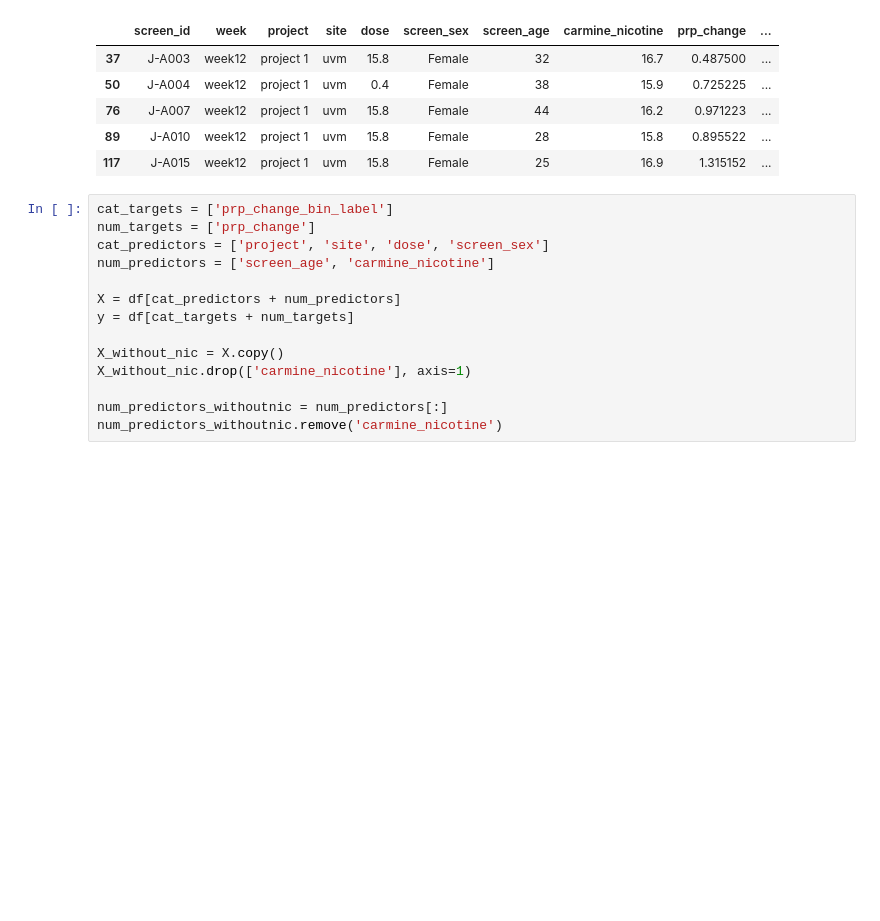
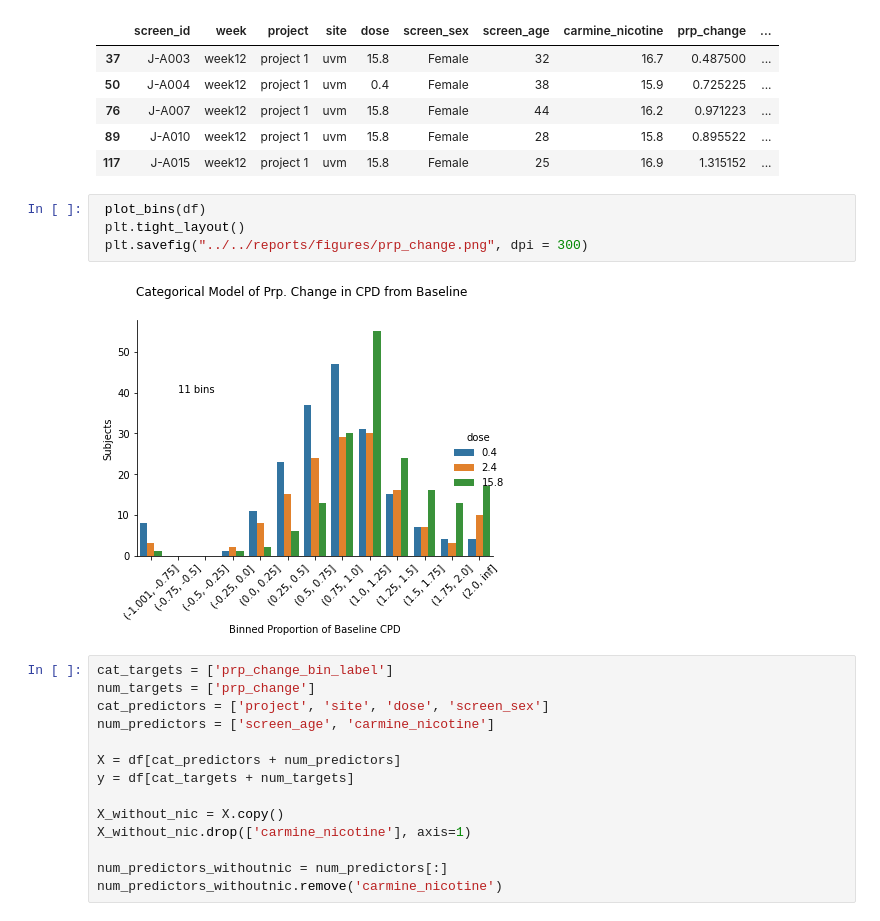
Before and after one commit to ajbarrows/tcors_ub, a Jupyter notebook: src/notebooks/tcors_analysis.ipynb, the cells around one changed output. Saved outputs shown, nothing was run; the diff lists cells and outputs as text; blank space fills up the shorter version.

Commit message:
Add plotting methods

```diff
--- a/src/notebooks/tcors_analysis.ipynb
+++ b/src/notebooks/tcors_analysis.ipynb
@@ -30,6 +30,12 @@ df.head()
 | 76 | J-A007 | week12 | project 1 | uvm | 15.8 | Female | 44 | 16.2 | 0.971223 | ... |
 | 89 | J-A010 | week12 | project 1 | uvm | 15.8 | Female | 28 | 15.8 | 0.895522 | ... |
 | 117 | J-A015 | week12 | project 1 | uvm | 15.8 | Female | 25 | 16.9 | 1.315152 | ... |
+# %%
+ plot_bins(df)
+ plt.tight_layout()
+ plt.savefig("../../reports/figures/prp_change.png", dpi = 300)
+# %% [output]
+[figure, added]
 # %%
 cat_targets = ['prp_change_bin_label']
 num_targets = ['prp_change']
```
Also changed, not shown: parts of 5 cells of this notebook, 4 other files.
